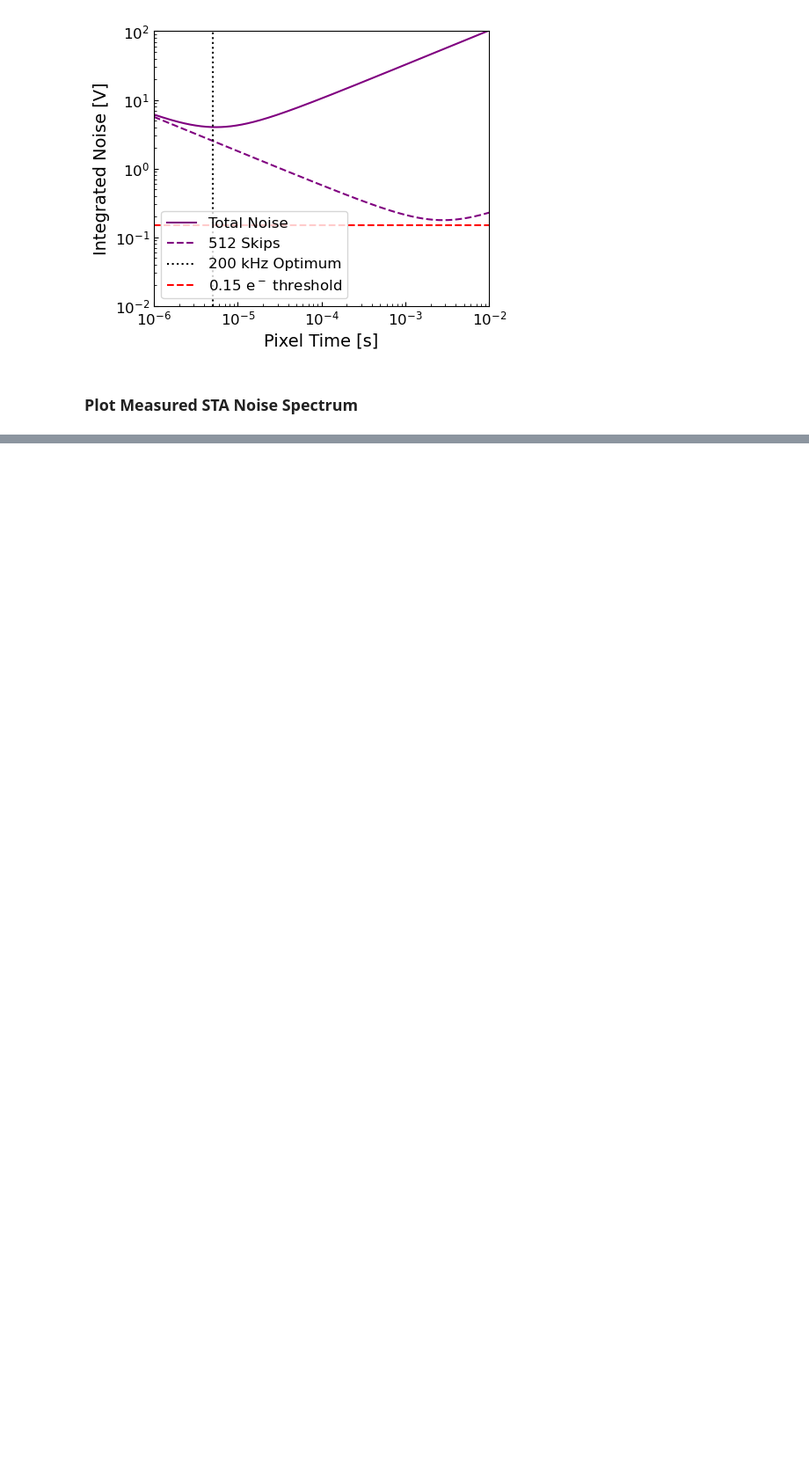
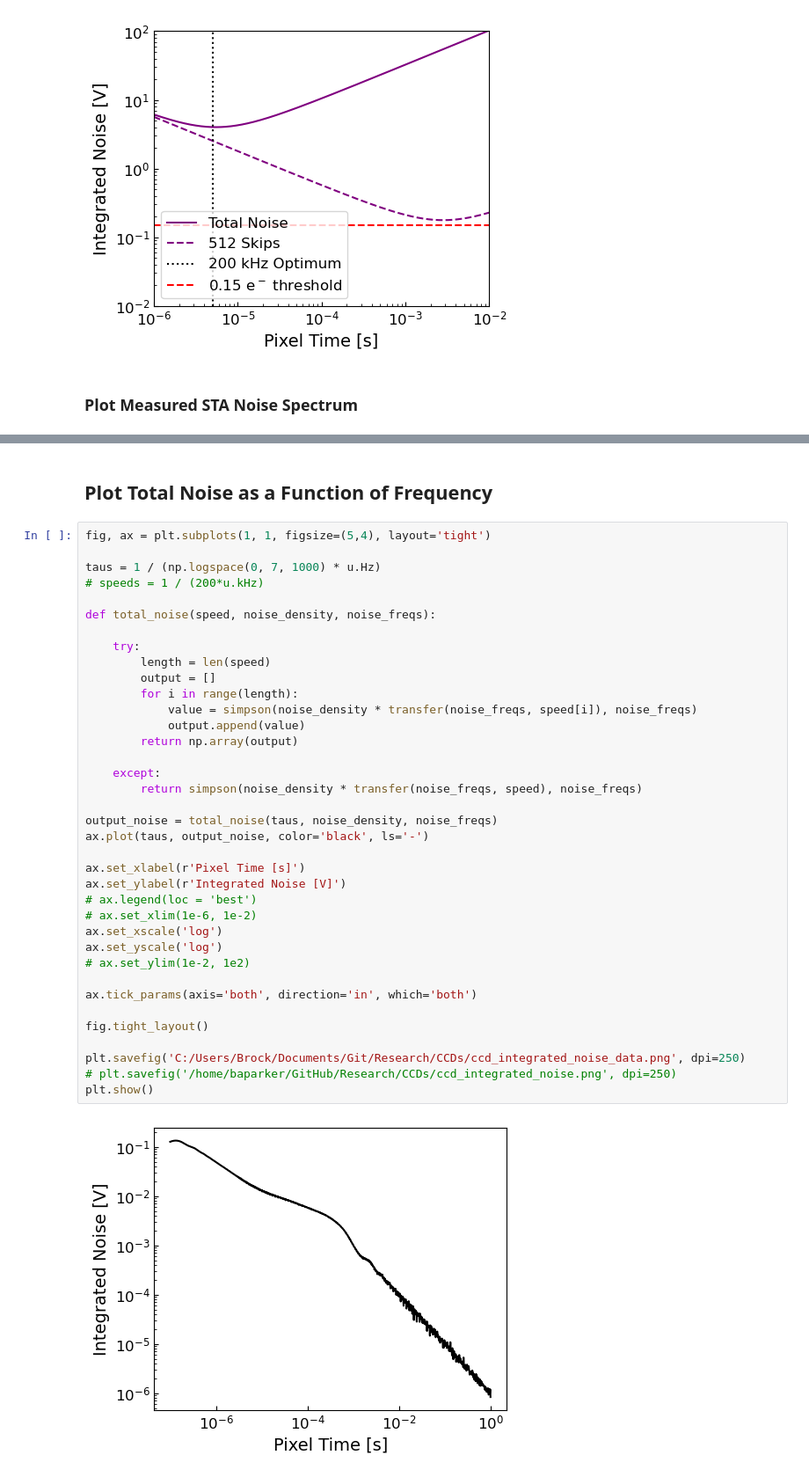
Before and after one commit to brockparker/Research, a Jupyter notebook: CCDs/skipper_noise_testing.ipynb, the cells around one changed output, grey strips where cells are left out. Shown at 88% size. Cells and saved outputs as stored; diff of their text form; blank space fills up the shorter version.

```diff
--- a/CCDs/skipper_noise_testing.ipynb
+++ b/CCDs/skipper_noise_testing.ipynb
@@ -119,0 +157,41 @@ plt.show()
+# %% [markdown]
+## Plot Total Noise as a Function of Frequency
+# %%
+fig, ax = plt.subplots(1, 1, figsize=(5,4), layout='tight')
+
+taus = 1 / (np.logspace(0, 7, 1000) * u.Hz)
+# speeds = 1 / (200*u.kHz)
+
+def total_noise(speed, noise_density, noise_freqs):
+
+    try:
+        length = len(speed)
+        output = []
+        for i in range(length):
+            value = simpson(noise_density * transfer(noise_freqs, speed[i]), noise_freqs)
+            output.append(value)
+        return np.array(output)
+
+    except:
+        return simpson(noise_density * transfer(noise_freqs, speed), noise_freqs)
+
+output_noise = total_noise(taus, noise_density, noise_freqs)
+ax.plot(taus, output_noise, color='black', ls='-')
+
+ax.set_xlabel(r'Pixel Time [s]')
+ax.set_ylabel(r'Integrated Noise [V]')
+# ax.legend(loc = 'best')
+# ax.set_xlim(1e-6, 1e-2)
+ax.set_xscale('log')
+ax.set_yscale('log')
+# ax.set_ylim(1e-2, 1e2)
+
+ax.tick_params(axis='both', direction='in', which='both')
+
+fig.tight_layout()
+
+plt.savefig('C:/Users/Brock/Documents/Git/Research/CCDs/ccd_integrated_noise_data.png', dpi=250)
+# plt.savefig('/home/baparker/GitHub/Research/CCDs/ccd_integrated_noise.png', dpi=250)
+plt.show()
+# %% [output]
+[figure, added]
```
Also changed, not shown: parts of 7 cells of this notebook, 4 other files.
